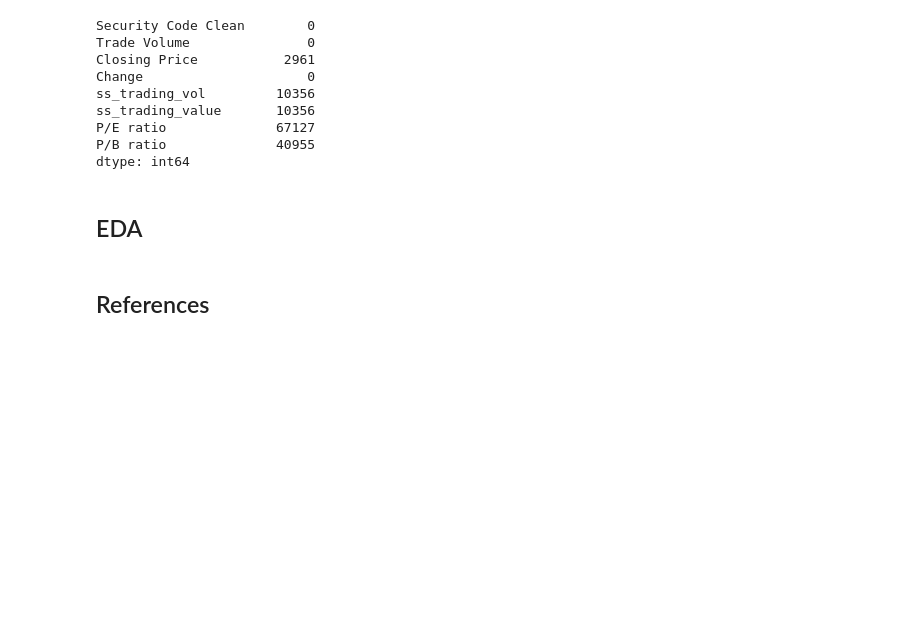
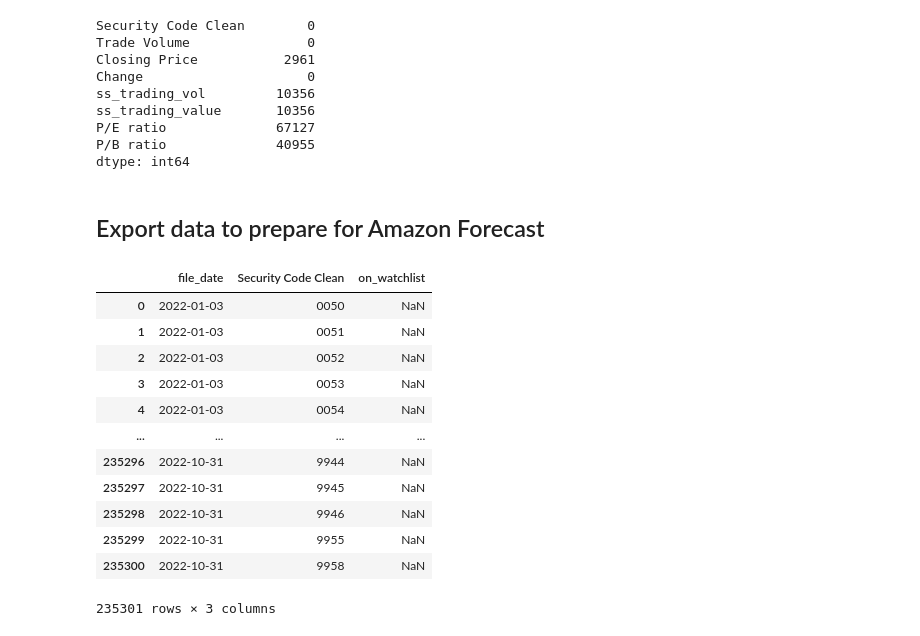
Before and after one commit to calebmcook/udacity-aws-machine-learning-nanodegree-capstone, a Jupyter notebook: 01-Data Import and Transformation.ipynb, the cells around one changed output. Saved outputs shown, nothing was run; the diff lists cells and outputs as text; code cells hidden in the pictures; blank space fills up the shorter version.

```diff
--- a/01-EDA.ipynb
+++ b/01-Data Import and Transformation.ipynb
@@ -174,7 +169,24 @@ ss_trading_value       10356
 P/E ratio              67127
 P/B ratio              40955
 dtype: int64
-# %% [markdown]
-## EDA
-# %% [markdown]
-## References
+# %% [markdown]
+## Export data to prepare for Amazon Forecast
+# %%
+#save target timeseries (watchlist)
+target = all[['file_date','Security Code Clean','on_watchlist']]
+# %%
+target
+# %% [output]
+|  | file_date | Security Code Clean | on_watchlist |
+| 0 | 2022-01-03 | 0050 | NaN |
+| 1 | 2022-01-03 | 0051 | NaN |
+| 2 | 2022-01-03 | 0052 | NaN |
+| 3 | 2022-01-03 | 0053 | NaN |
+| 4 | 2022-01-03 | 0054 | NaN |
+| ... | ... | ... | ... |
+| 235296 | 2022-10-31 | 9944 | NaN |
+| 235297 | 2022-10-31 | 9945 | NaN |
+| 235298 | 2022-10-31 | 9946 | NaN |
+| 235299 | 2022-10-31 | 9955 | NaN |
+| 235300 | 2022-10-31 | 9958 | NaN |
+235301 rows × 3 columns
```
Also changed, not shown: parts of 21 cells of this notebook, 5 other files.
